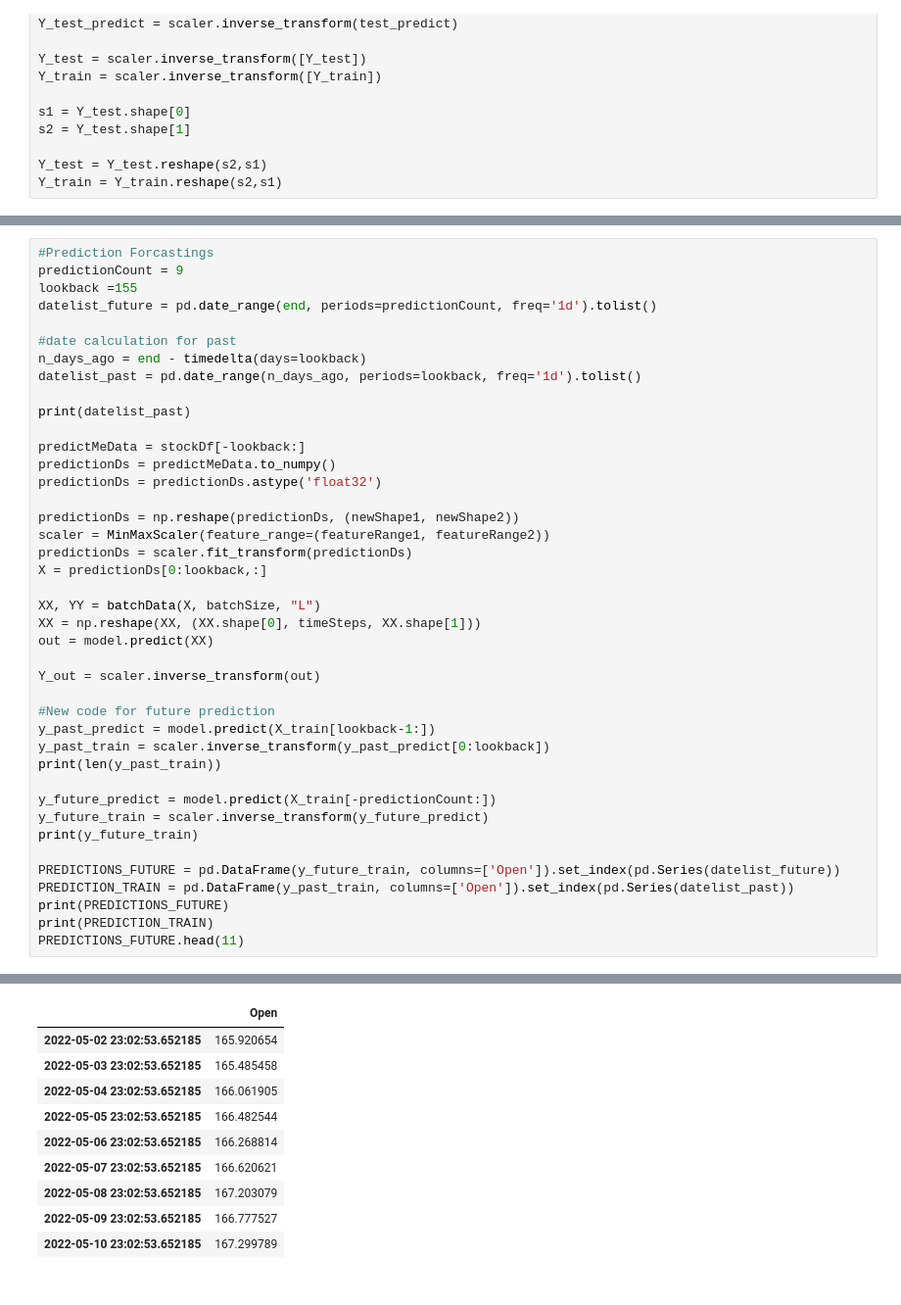
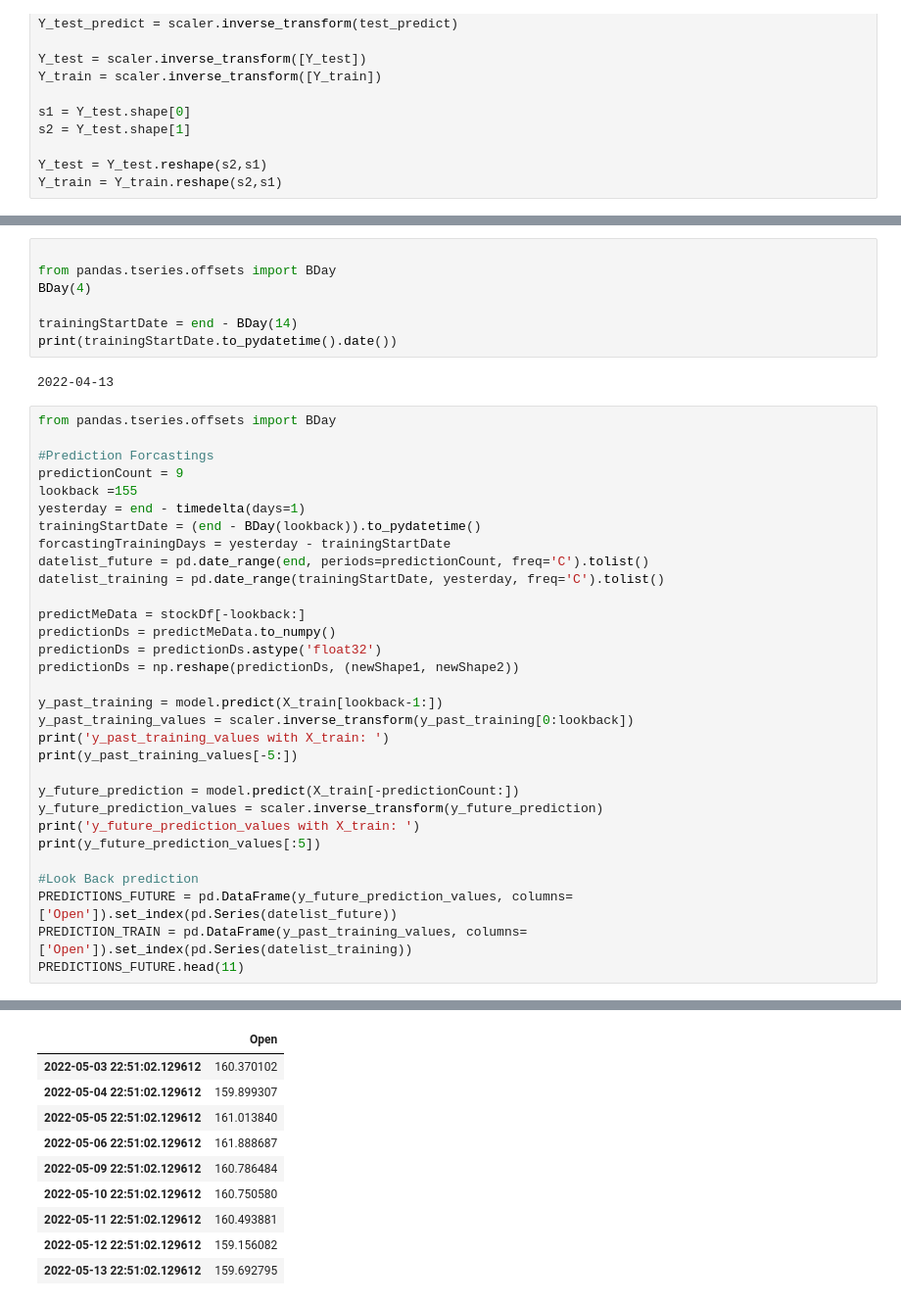
Before and after one commit to jeniferwerthman/AdvAILSTM, a Jupyter notebook: Copy_of_LSTMStock_Take2.ipynb, the cells around one changed output, grey strips where cells are left out. Shown at 98% size. Saved outputs shown, nothing was run; the diff lists cells and outputs as text.

```diff
--- a/Copy_of_LSTMStock_Take2.ipynb
+++ b/Copy_of_LSTMStock_Take2.ipynb
@@ -368,42 +357,41 @@ Text(0, 0.5, 'Value of Stock')
+# %%
+
+from pandas.tseries.offsets import BDay
+BDay(4)
+
+trainingStartDate = end - BDay(14)
+print(trainingStartDate.to_pydatetime().date())
+# %% [output]
+2022-04-13
 # %%
+from pandas.tseries.offsets import BDay
+
 #Prediction Forcastings
 predictionCount = 9
 lookback =155
-datelist_future = pd.date_range(end, periods=predictionCount, freq='1d').tolist()
-
-#date calculation for past
-n_days_ago = end - timedelta(days=lookback)
-datelist_past = pd.date_range(n_days_ago, periods=lookback, freq='1d').tolist()
-
-print(datelist_past)
+yesterday = end - timedelta(days=1)
+trainingStartDate = (end - BDay(lookback)).to_pydatetime()
+forcastingTrainingDays = yesterday - trainingStartDate
+datelist_future = pd.date_range(end, periods=predictionCount, freq='C').tolist()
+datelist_training = pd.date_range(trainingStartDate, yesterday, freq='C').tolist()
 
 predictMeData = stockDf[-lookback:]
 predictionDs = predictMeData.to_numpy()
 predictionDs = predictionDs.astype('float32')
+predictionDs = np.reshape(predictionDs, (newShape1, newShape2))
 
-predictionDs = np.reshape(predictionDs, (newShape1, newShape2))
-scaler = MinMaxScaler(feature_range=(featureRange1, featureRange2))
-predictionDs = scaler.fit_transform(predictionDs)
-X = predictionDs[0:lookback,:]
+y_past_training = model.predict(X_train[lookback-1:])
+y_past_training_values = scaler.inverse_transform(y_past_training[0:lookback])
+print('y_past_training_values with X_train: ')
+print(y_past_training_values[-5:])
 
-XX, YY = batchData(X, batchSize, "L")
-XX = np.reshape(XX, (XX.shape[0], timeSteps, XX.shape[1]))
-out = model.predict(XX)
+y_future_prediction = model.predict(X_train[-predictionCount:])
+y_future_prediction_values = scaler.inverse_transform(y_future_prediction)
+print('y_future_prediction_values with X_train: ')
+print(y_future_prediction_values[:5])
 
-Y_out = scaler.inverse_transform(out)
-
-#New code for future prediction
-y_past_predict = model.predict(X_train[lookback-1:])
-y_past_train = scaler.inverse_transform(y_past_predict[0:lookback])
-print(len(y_past_train))
-
-y_future_predict = model.predict(X_train[-predictionCount:])
-y_future_train = scaler.inverse_transform(y_future_predict)
-print(y_future_train)
-
-PREDICTIONS_FUTURE = pd.DataFrame(y_future_train, columns=['Open']).set_index(pd.Series(datelist_future))
-PREDICTION_TRAIN = pd.DataFrame(y_past_train, columns=['Open']).set_index(pd.Series(datelist_past))
-print(PREDICTIONS_FUTURE)
-print(PREDICTION_TRAIN)
+#Look Back prediction
+PREDICTIONS_FUTURE = pd.DataFrame(y_future_prediction_values, columns=['Open']).set_index(pd.Series(datelist_future))
+PREDICTION_TRAIN = pd.DataFrame(y_past_training_values, columns=['Open']).set_index(pd.Series(datelist_training))
 PREDICTIONS_FUTURE.head(11)
 # %% [output]
@@ -427,10 +410,10 @@ PREDICTIONS_FUTURE.head(11)
 |  | Open |
-| 2022-05-02 23:02:53.652185 | 165.920654 |
-| 2022-05-03 23:02:53.652185 | 165.485458 |
-| 2022-05-04 23:02:53.652185 | 166.061905 |
-| 2022-05-05 23:02:53.652185 | 166.482544 |
-| 2022-05-06 23:02:53.652185 | 166.268814 |
-| 2022-05-07 23:02:53.652185 | 166.620621 |
-| 2022-05-08 23:02:53.652185 | 167.203079 |
-| 2022-05-09 23:02:53.652185 | 166.777527 |
-| 2022-05-10 23:02:53.652185 | 167.299789 |
+| 2022-05-03 22:51:02.129612 | 160.370102 |
+| 2022-05-04 22:51:02.129612 | 159.899307 |
+| 2022-05-05 22:51:02.129612 | 161.013840 |
+| 2022-05-06 22:51:02.129612 | 161.888687 |
+| 2022-05-09 22:51:02.129612 | 160.786484 |
+| 2022-05-10 22:51:02.129612 | 160.750580 |
+| 2022-05-11 22:51:02.129612 | 160.493881 |
+| 2022-05-12 22:51:02.129612 | 159.156082 |
+| 2022-05-13 22:51:02.129612 | 159.692795 |
```
Also changed, not shown: parts of 13 cells of this notebook.
